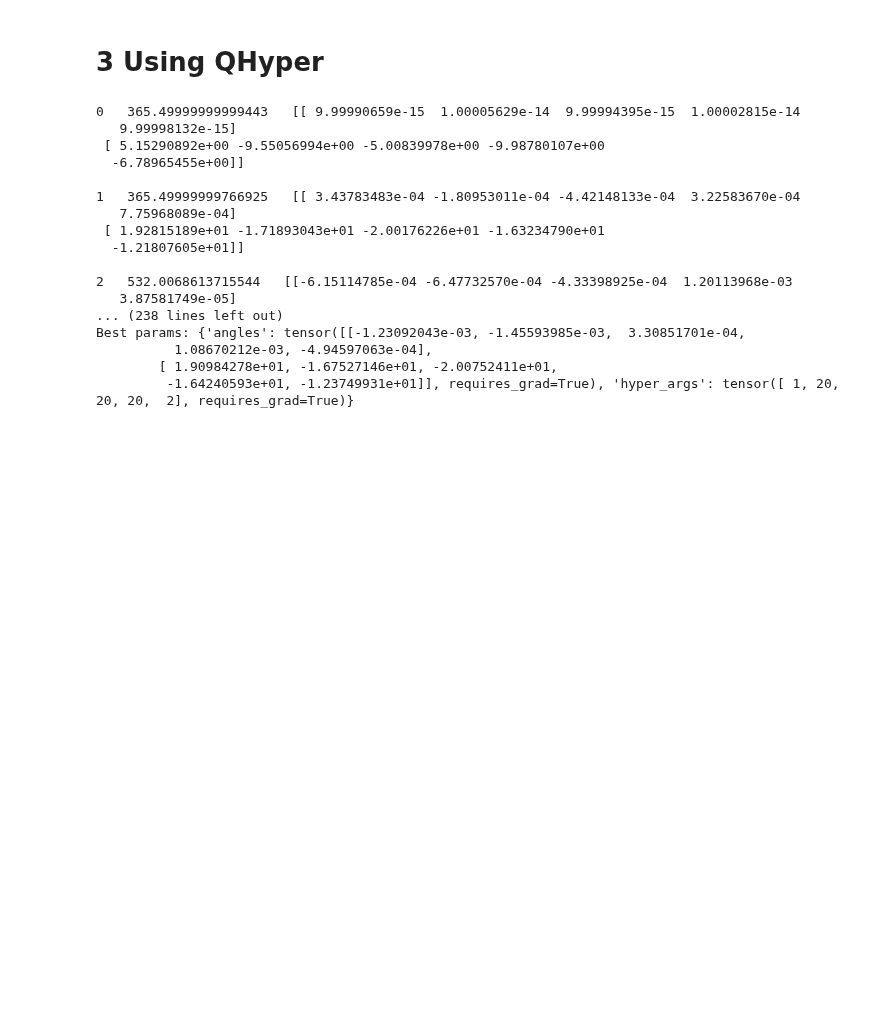
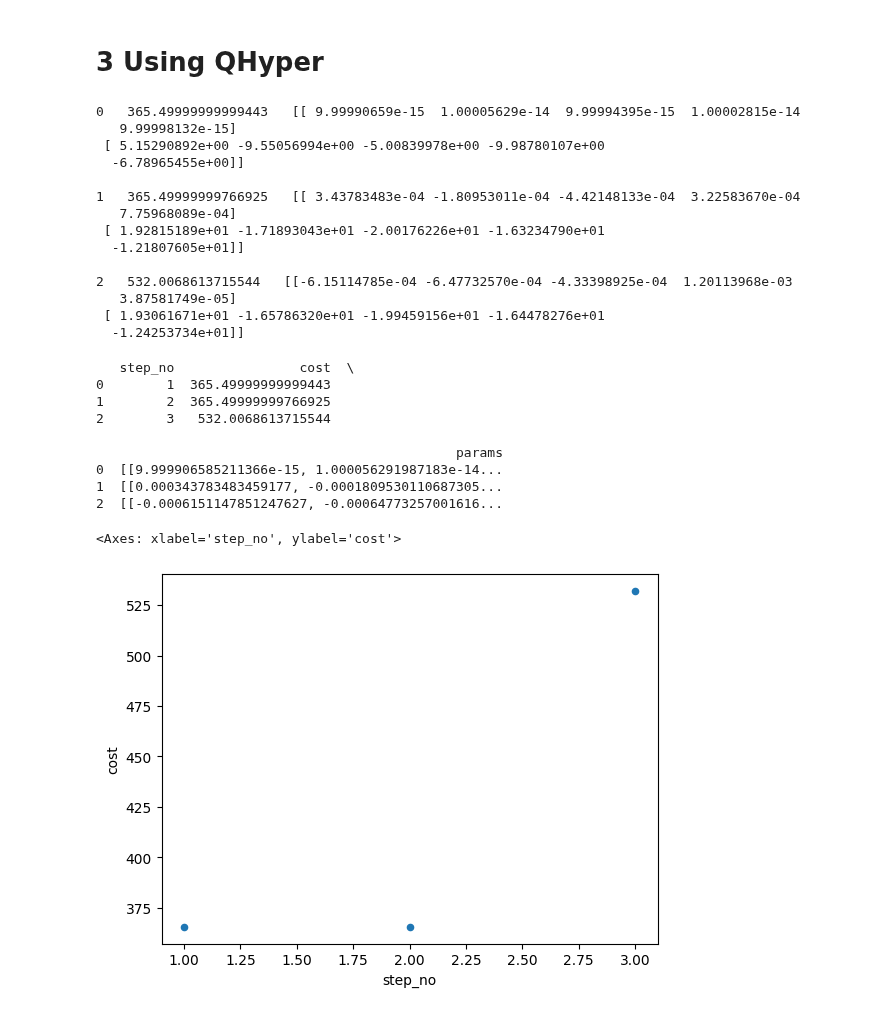
Before and after one commit to qc-lab/QHyper, a Jupyter notebook: demo/Simplified_workflow_without_slacks.ipynb, the cells around one changed output. Cells and saved outputs as stored; diff of their text form; code cells hidden in the pictures; blank space fills up the shorter version.

```diff
--- a/demo/Simplified_workflow_without_slacks.ipynb
+++ b/demo/Simplified_workflow_without_slacks.ipynb
@@ -150,8 +150,7 @@ solver_config = {
 vqa = VQA(problem, config=solver_config)
 # %%
 # DO ZMIANY vqa.solve()
-best_params = vqa.evaluate(params_config)
-print(f"Best params: {best_params}")
+best_params, history = vqa.evaluate(params_config)
 # %% [output]
 0   365.49999999999443   [[ 9.99990659e-15  1.00005629e-14  9.99994395e-15  1.00002815e-14
    9.99998132e-15]
@@ -165,11 +164,22 @@ print(f"Best params: {best_params}")
 
 2   532.0068613715544   [[-6.15114785e-04 -6.47732570e-04 -4.33398925e-04  1.20113968e-03
    3.87581749e-05]
-... (238 lines left out)
-Best params: {'angles': tensor([[-1.23092043e-03, -1.45593985e-03,  3.30851701e-04,
-          1.08670212e-03, -4.94597063e-04],
-        [ 1.90984278e+01, -1.67527146e+01, -2.00752411e+01,
-         -1.64240593e+01, -1.23749931e+01]], requires_grad=True), 'hyper_args': tensor([ 1, 20, 20, 20,  2], requires_grad=True)}
+ [ 1.93061671e+01 -1.65786320e+01 -1.99459156e+01 -1.64478276e+01
+  -1.24253734e+01]]
+# %%
+history.plot(x='step_no', y='cost', kind="scatter")
+# %% [output]
+   step_no                cost  \
+0        1  365.49999999999443
+1        2  365.49999999766925
+2        3   532.0068613715544
+
+                                              params
+0  [[9.999906585211366e-15, 1.000056291987183e-14...
+1  [[0.000343783483459177, -0.0001809530110687305...
+2  [[-0.0006151147851247627, -0.00064773257001616...
+<Axes: xlabel='step_no', ylabel='cost'>
+[figure, added]
 # %%
 # DO ZMIANY - nowe api do wyników
 best_results = tester.evaluate(best_params,print_results=True)
```
Also changed, not shown: parts of 1 cell of this notebook, 2 other files.
